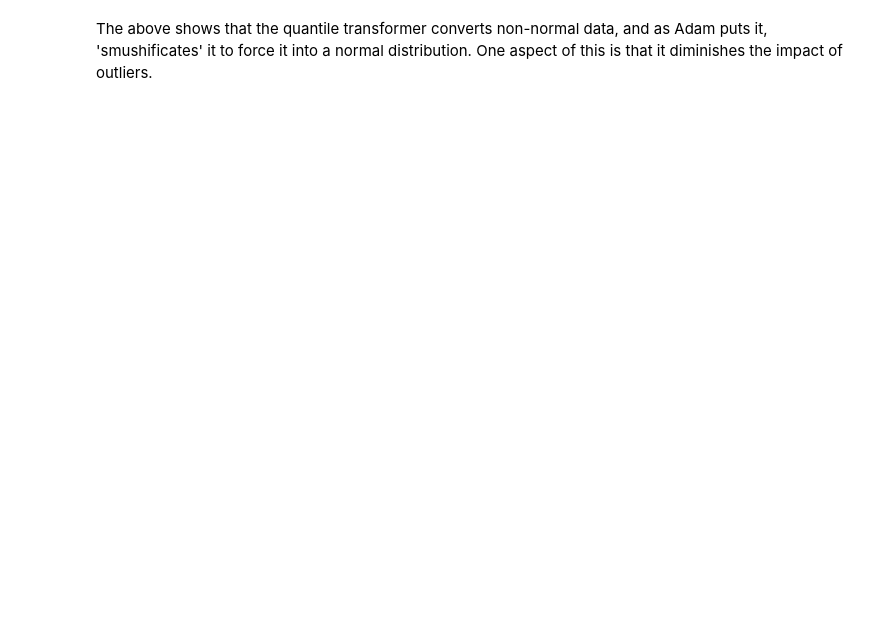
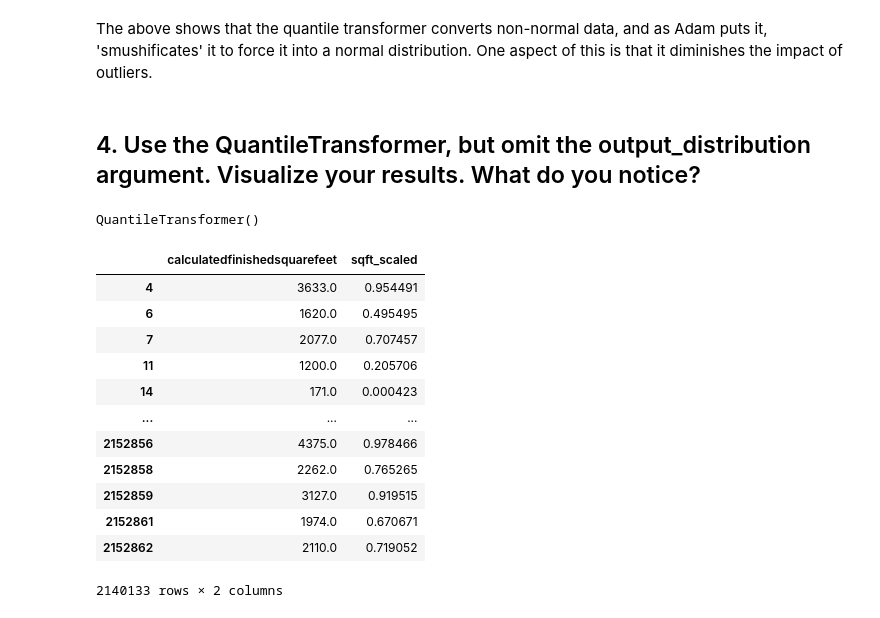
Before and after one commit to greg-maggard/regression_exercises, a Jupyter notebook: scaling.ipynb, the cells around one changed output. Cells and saved outputs as stored; diff of their text form; code cells hidden in the pictures; blank space fills up the shorter version.

```diff
--- a/scaling.ipynb
+++ b/scaling.ipynb
@@ -209,2 +224,28 @@ Text(0.5, 1.0, 'Scaled')
 # %% [markdown]
 The above shows that the quantile transformer converts non-normal data, and as Adam puts it, 'smushificates' it to force it into a normal distribution. One aspect of this is that it diminishes the impact of outliers.
+# %% [markdown]
+## 4. Use the QuantileTransformer, but omit the output_distribution argument. Visualize your results. What do you notice?
+# %%
+qt = df[['calculatedfinishedsquarefeet']]
+qnt_transformer = QuantileTransformer()
+qnt_transformer.fit(qt)
+# %% [output]
+QuantileTransformer()
+# %%
+scaled_qt = qnt_transformer.transform(qt)
+qt['sqft_scaled'] = scaled_qt
+qt
+# %% [output]
+|  | calculatedfinishedsquarefeet | sqft_scaled |
+| 4 | 3633.0 | 0.954491 |
+| 6 | 1620.0 | 0.495495 |
+| 7 | 2077.0 | 0.707457 |
+| 11 | 1200.0 | 0.205706 |
+| 14 | 171.0 | 0.000423 |
+| ... | ... | ... |
+| 2152856 | 4375.0 | 0.978466 |
+| 2152858 | 2262.0 | 0.765265 |
+| 2152859 | 3127.0 | 0.919515 |
+| 2152861 | 1974.0 | 0.670671 |
+| 2152862 | 2110.0 | 0.719052 |
+2140133 rows × 2 columns
```
Also changed, not shown: parts of 8 cells of this notebook, 1 other file.
